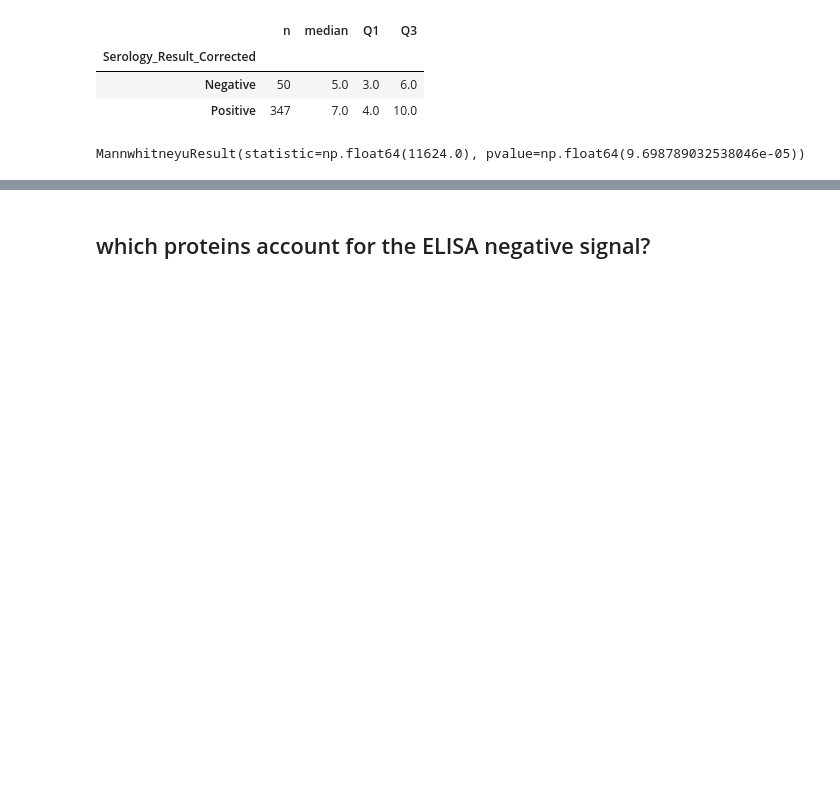
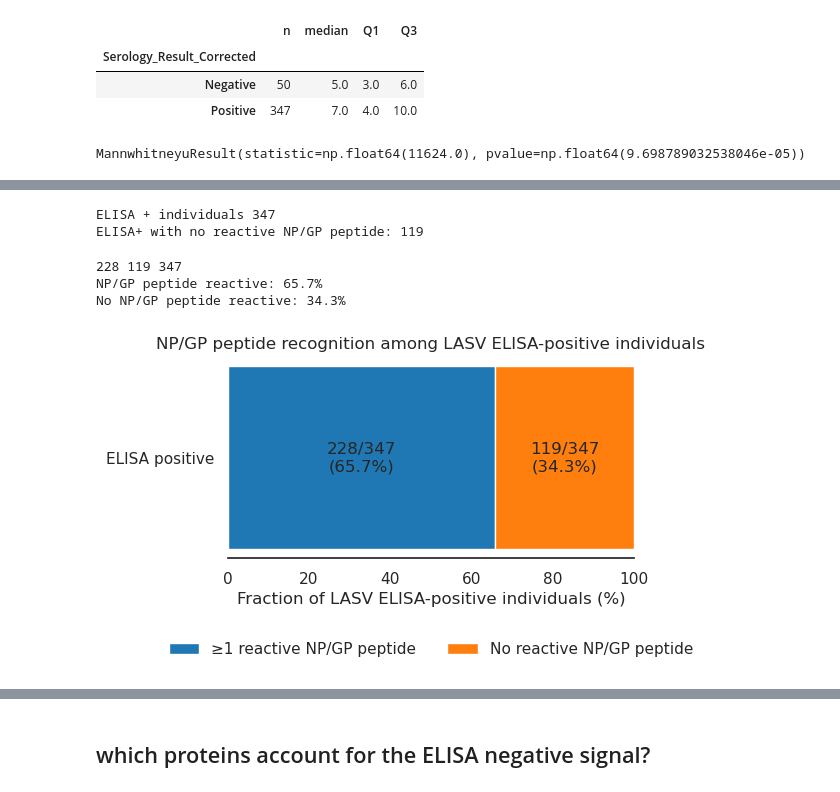
Before and after one commit to sporak577/lasv_phipseq_2026, a Jupyter notebook: Lassa_seroreactivity_paper_figures_clean_090726.ipynb, the cells around one changed output, grey strips where cells are left out. Saved outputs shown, nothing was run; the diff lists cells and outputs as text; code cells hidden in the pictures; blank space fills up the shorter version.

Commit message:
delving deeper into the ELISA story

```diff
--- a/Lassa_seroreactivity_paper_figures_clean_090726.ipynb
+++ b/Lassa_seroreactivity_paper_figures_clean_090726.ipynb
@@ -2299,0 +2457,75 @@ plt.show()
+# %%
+elisa_pos_no_np_gp = (elisa_pos[~elisa_pos['PhIP_NP_or_GP']].copy())
+print('ELISA + individuals', len(elisa_pos))
+print('ELISA+ with no reactive NP/GP peptide:', len(elisa_pos_no_np_gp))
+# %% [output]
+ELISA + individuals 347
+ELISA+ with no reactive NP/GP peptide: 119
+# %%
+n_elisa_pos = len(elisa_pos)
+n_np_gp_pos = elisa_pos['PhIP_NP_or_GP'].sum()
+n_no_np_gp = (~elisa_pos['PhIP_NP_or_GP']).sum()
+
+print(n_np_gp_pos, n_no_np_gp, n_elisa_pos)
+
+# percentages
+pct_np_gp = n_np_gp_pos / n_elisa_pos * 100
+pct_no_np_gp = n_no_np_gp / n_elisa_pos * 100
+
+print(f'NP/GP peptide reactive: {pct_np_gp:.1f}%')
+print(f'No NP/GP peptide reactive: {pct_no_np_gp:.1f}%')
+# %% [output]
+228 119 347
+NP/GP peptide reactive: 65.7%
+No NP/GP peptide reactive: 34.3%
+# %%
+fig, ax = plt.subplots(figsize=(6, 4))
+
+ax.barh(
+    y=['ELISA positive'],
+    width=[pct_np_gp],
+    left=0,
+    label='≥1 reactive NP/GP peptide')
+
+ax.barh(
+    y=['ELISA positive'],
+    width=[pct_no_np_gp],
+    left=[pct_np_gp],
+    label='No reactive NP/GP peptide')
+
+# labels inside the bars
+ax.text(
+    pct_np_gp / 2,
+    0,
+    f'{n_np_gp_pos}/{n_elisa_pos}\n({pct_np_gp:.1f}%)',
+    ha='center',
+    va='center')
+
+ax.text(
+    pct_np_gp + pct_no_np_gp / 2,
+    0,
+    f'{n_no_np_gp}/{n_elisa_pos}\n({pct_no_np_gp:.1f}%)',
+    ha='center',
+    va='center')
+
+ax.set_xlim(0, 100)
+
+ax.set_xlabel(
+    'Fraction of LASV ELISA-positive individuals (%)')
+
+ax.set_title(
+    'NP/GP peptide recognition among LASV ELISA-positive individuals')
+
+ax.legend(
+    frameon=False,
+    loc='upper center',
+    bbox_to_anchor=(0.5, -0.35),
+    ncol=2)
+
+sns.despine(
+    left=True)
+
+plt.tight_layout()
+plt.show()
+# %% [output]
+[figure, added]
```
Also changed, not shown: parts of 27 cells of this notebook.
